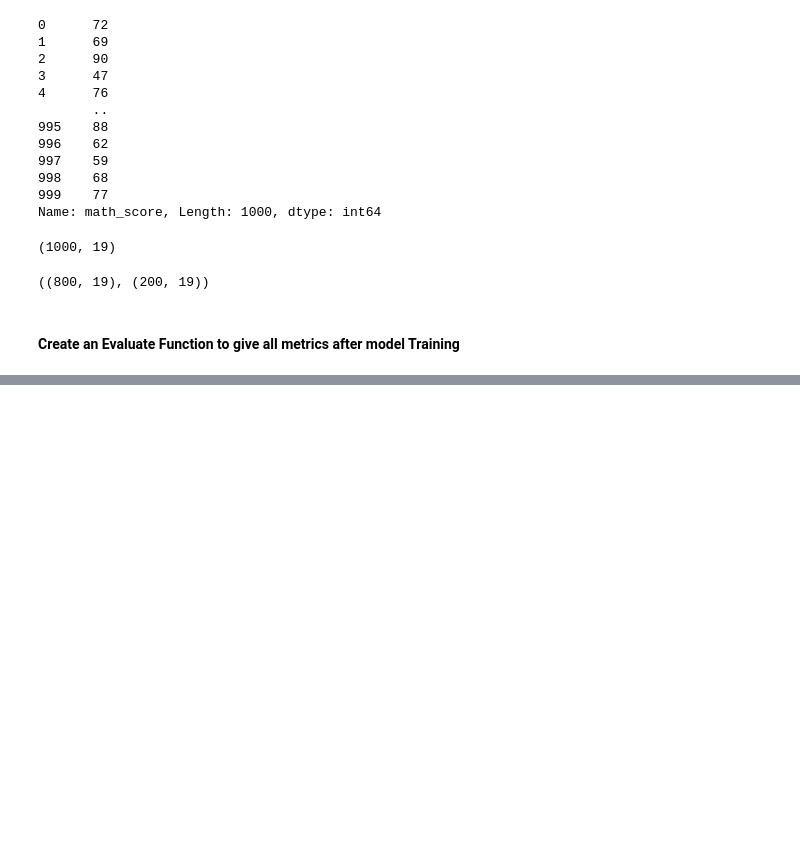
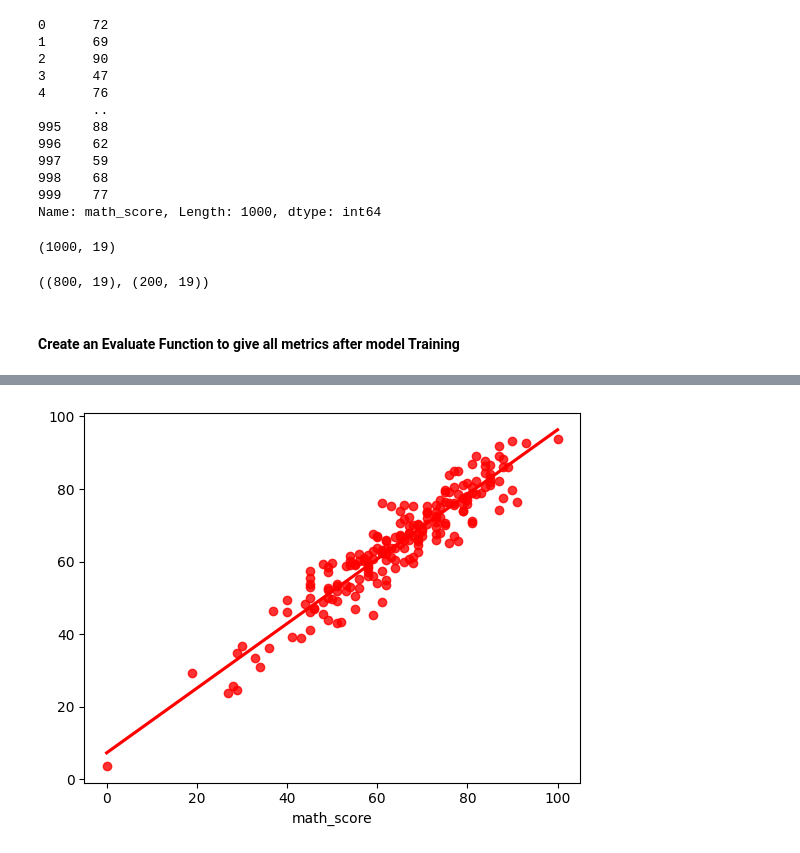
Before and after one commit to akhlad97/mlproject, a Jupyter notebook: notebook/2.model_training.ipynb, the cells around one changed output, grey strips where cells are left out. Saved outputs shown, nothing was run; the diff lists cells and outputs as text; code cells hidden in the pictures; blank space fills up the shorter version.

```diff
--- a/notebook/2.model_training.ipynb
+++ b/notebook/2.model_training.ipynb
@@ -150,0 +247,4 @@ def evaluate_model(true, predicted):
+# %%
+sns.regplot(x=y_test,y=y_pred,ci=None,color ='red');
+# %% [output]
+[figure, added]
```
Also changed, not shown: parts of 8 cells of this notebook, 6 other files.
